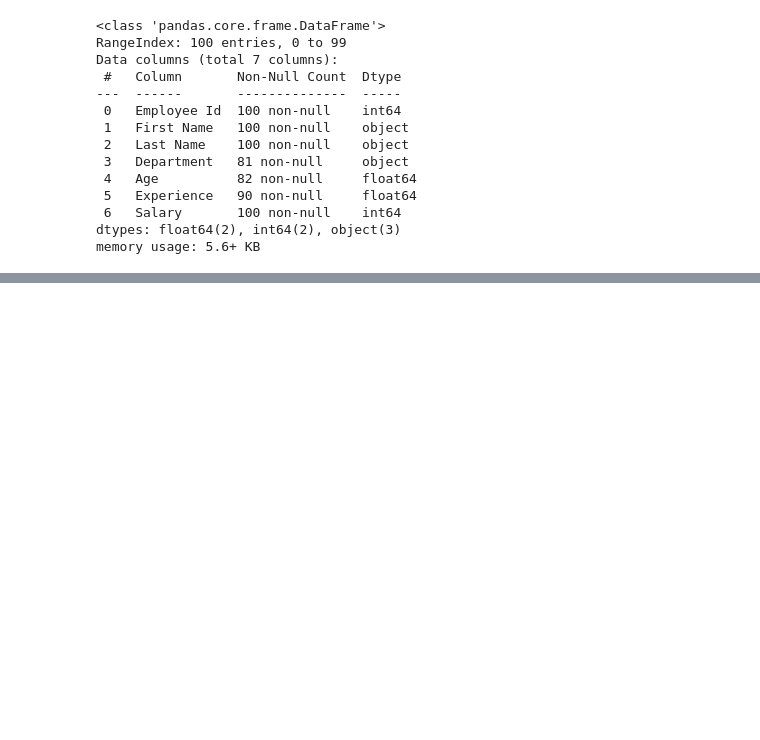
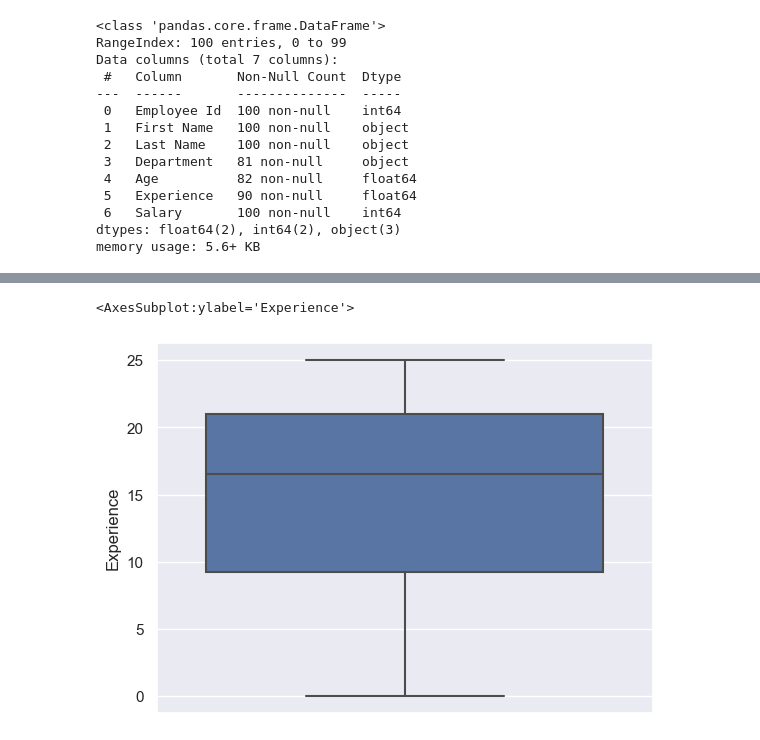
Before and after one commit to ardranijesh/Data-science-study, a Jupyter notebook: ML/Machine Learning.ipynb, the cells around one changed output, grey strips where cells are left out. Cells and saved outputs as stored; diff of their text form; code cells hidden in the pictures; blank space fills up the shorter version.

```diff
--- a/ML/Machine Learning.ipynb
+++ b/ML/Machine Learning.ipynb
@@ -120,0 +129,6 @@ Name: Department, dtype: int64
+# %%
+# No outlier : We can go with mean
+sns.boxplot(y= 'Experience', data=df)
+# %% [output]
+<AxesSubplot:ylabel='Experience'>
+[figure, added]
```
Also changed, not shown: parts of 11 cells of this notebook.
